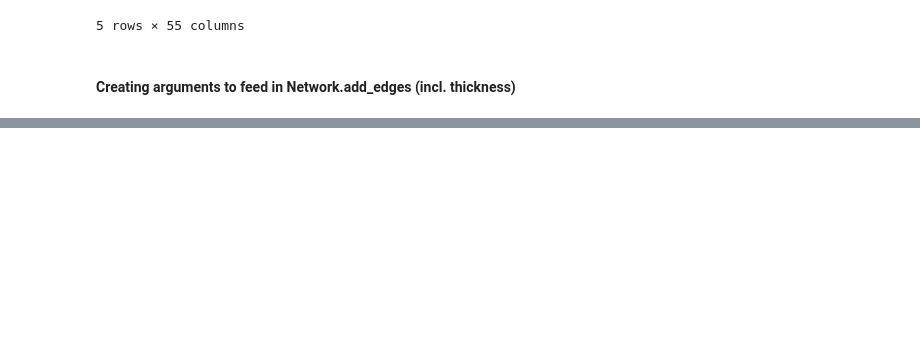
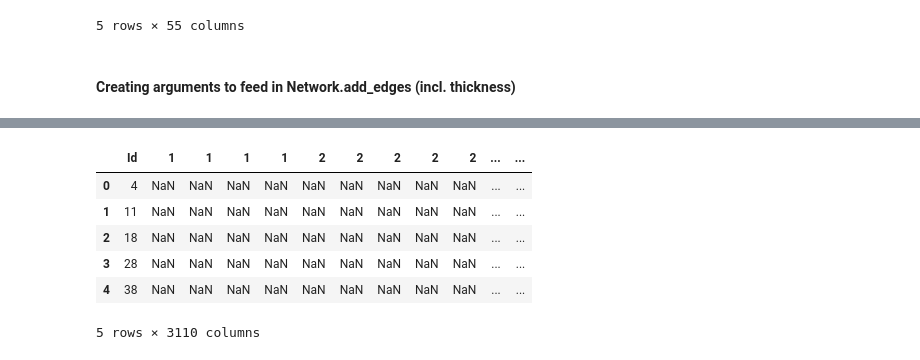
Before and after one commit to han-yan-ds/Kaggle-Bosch, a Jupyter notebook: Bosch-Production-Performance-Exploratory-ShopFloor.ipynb, the cells around one changed output, grey strips where cells are left out. Cells and saved outputs as stored; diff of their text form; code cells hidden in the pictures; blank space fills up the shorter version.

```diff
--- a/Bosch-Production-Performance-Exploratory-ShopFloor.ipynb
+++ b/Bosch-Production-Performance-Exploratory-ShopFloor.ipynb
@@ -425,0 +460,12 @@ nx.draw(G, with_labels=True, node_size=150, node_color="skyblue", pos=nx.fruchte
+# %%
+# For reference: train_feature_sample_stationcols is the DF of feature codes with Station fields
+
+train_feature_sample_stationcols.head()
+# %% [output]
+|  | Id | 1 | 1 | 1 | 1 | 2 | 2 | 2 | 2 | 2 | ... | ... |
+| 0 | 4 | NaN | NaN | NaN | NaN | NaN | NaN | NaN | NaN | NaN | ... | ... |
+| 1 | 11 | NaN | NaN | NaN | NaN | NaN | NaN | NaN | NaN | NaN | ... | ... |
+| 2 | 18 | NaN | NaN | NaN | NaN | NaN | NaN | NaN | NaN | NaN | ... | ... |
+| 3 | 28 | NaN | NaN | NaN | NaN | NaN | NaN | NaN | NaN | NaN | ... | ... |
+| 4 | 38 | NaN | NaN | NaN | NaN | NaN | NaN | NaN | NaN | NaN | ... | ... |
+5 rows × 3110 columns
```
Also changed, not shown: parts of 27 cells of this notebook, 3 other files.
